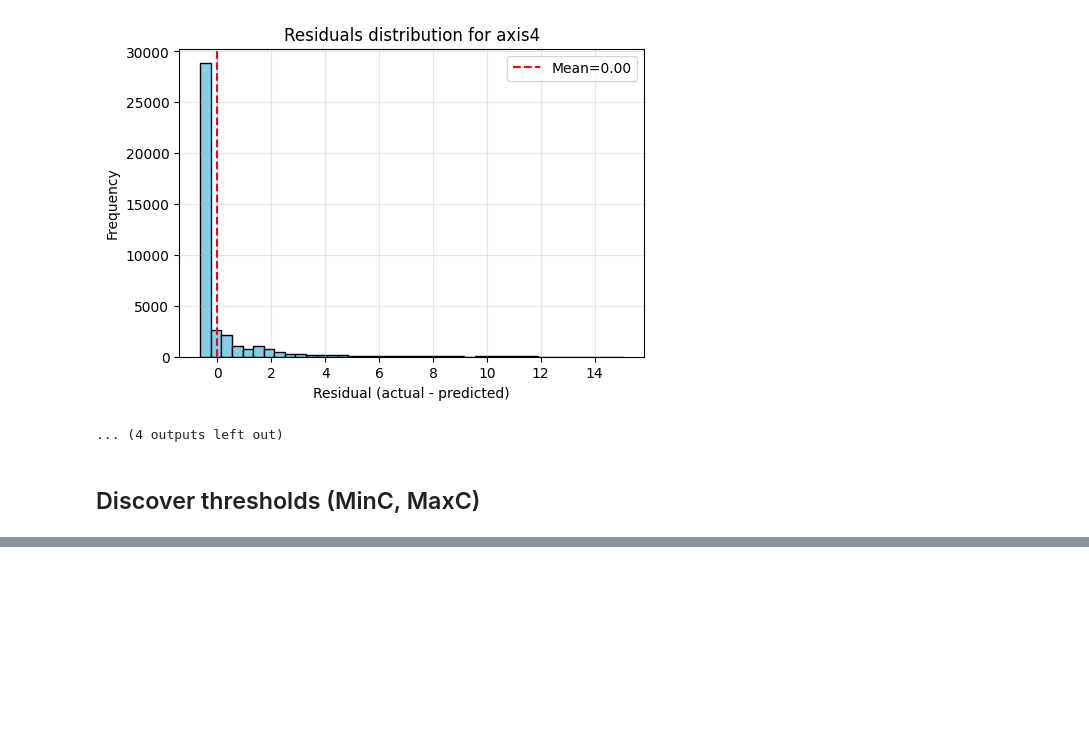
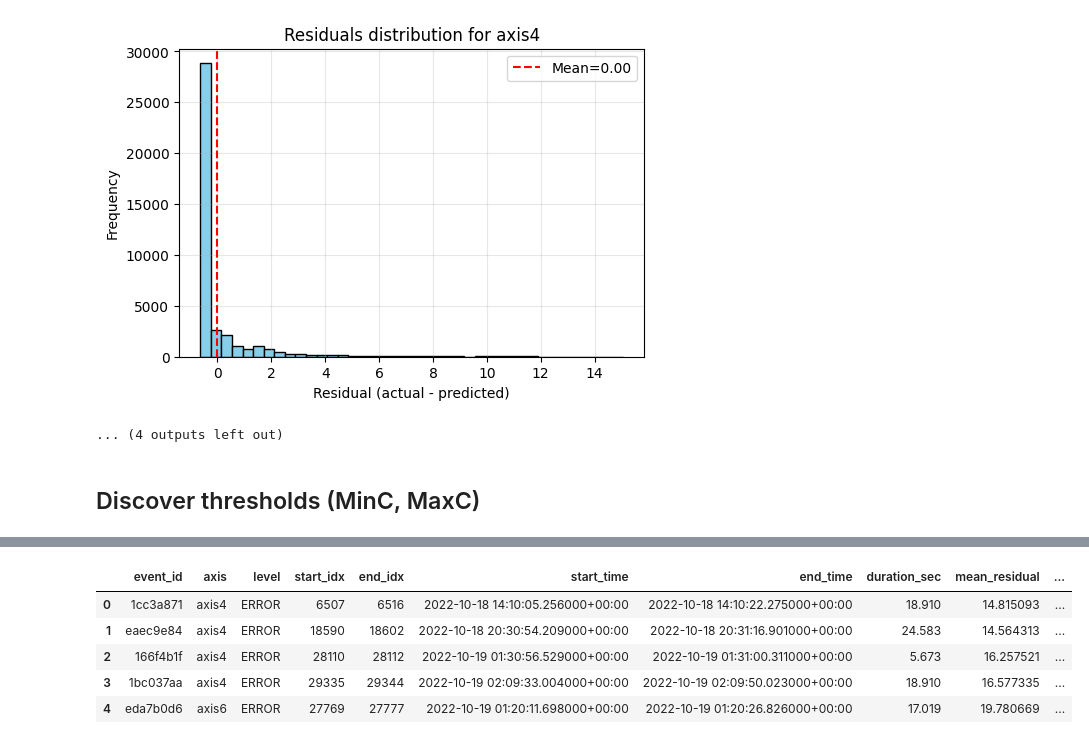
Before and after one commit to AiswaryaSukumar/CSCN8010_Assignment1, a Jupyter notebook: Streaming_Regression.ipynb, the cells around one changed output, grey strips where cells are left out. Cells and saved outputs as stored; diff of their text form; code cells hidden in the pictures; blank space fills up the shorter version.

```diff
--- a/Streaming_Regression.ipynb
+++ b/Streaming_Regression.ipynb
@@ -289,0 +329,84 @@ thr_table_std.to_csv(DATA_DIR / "thresholds_std.csv", index=False)
+# %%
+import math, uuid
+from dataclasses import dataclass
+
+# Use percentile thresholds
+MinC, MaxC = MinC_pct, MaxC_pct
+
+# Time window
+sample_interval_sec = float(np.nanmedian(df_train['time'].diff().dt.total_seconds()))
+T_seconds = 2
+rows_required = max(1, math.ceil(T_seconds / sample_interval_sec))
+print(f"T = {T_seconds}s | {sample_interval_sec:.2f}s per row | rows_required={rows_required}")
+
+@dataclass
+class Event:
+    event_id: str
+    axis: str
+    level: str   # ALERT / ERROR
+    start_idx: int
+    end_idx: int
+    start_time: pd.Timestamp
+    end_time: pd.Timestamp
+    duration_sec: float
+    mean_residual: float
+    peak_residual: float
+
+def detect_events_stream(df, axes, models, MinC, MaxC, rows_required):
+    events = []
+    residuals_test = {}
+    X_test = df[['time_numeric']].values
+
+    for axis in axes:
+        y = df[axis].values
+        yhat = models[axis].predict(X_test)
+        r = y - yhat
+        residuals_test[axis] = r
+
+        alert_count = error_count = 0
+        alert_start = error_start = None
+
+        for i, ri in enumerate(r):
+            # --- ERROR first
+            if ri >= MaxC[axis]:
+                if error_count == 0: error_start = i
+                error_count += 1; alert_count = 0; alert_start = None
+            elif ri >= MinC[axis]:
+                if alert_count == 0: alert_start = i
+                alert_count += 1; error_count = 0; error_start = None
+            else:
+                if error_count >= rows_required:
+                    seg = r[error_start:i]
+                    events.append(Event(str(uuid.uuid4())[:8], axis, "ERROR", error_start, i-1,
+                        df.loc[error_start,'time'], df.loc[i-1,'time'],
+                        error_count*sample_interval_sec, float(np.nanmean(seg)), float(np.nanmax(seg))))
+                if alert_count >= rows_required:
+                    seg = r[alert_start:i]
+                    events.append(Event(str(uuid.uuid4())[:8], axis, "ALERT", alert_start, i-1,
+                        df.loc[alert_start,'time'], df.loc[i-1,'time'],
+                        alert_count*sample_interval_sec, float(np.nanmean(seg)), float(np.nanmax(seg))))
+                alert_count = error_count = 0
+                alert_start = error_start = None
+
+        # finalize at stream end
+        i = len(r)
+        if error_count >= rows_required:
+            seg = r[error_start:i]
+            events.append(Event(str(uuid.uuid4())[:8], axis, "ERROR", error_start, i-1,
+                df.loc[error_start,'time'], df.loc[i-1,'time'],
+                error_count*sample_interval_sec, float(np.nanmean(seg)), float(np.nanmax(seg))))
+        if alert_count >= rows_required:
+            seg = r[alert_start:i]
+            events.append(Event(str(uuid.uuid4())[:8], axis, "ALERT", alert_start, i-1,
+                df.loc[alert_start,'time'], df.loc[i-1,'time'],
+                alert_count*sample_interval_sec, float(np.nanmean(seg)), float(np.nanmax(seg))))
+    return events, residuals_test
+
+events, residuals_test = detect_events_stream(df_test, AXES, models, MinC, MaxC, rows_required)
+
+
+events_df = pd.DataFrame([e.__dict__ for e in events])
+events_df.to_csv(DATA_DIR / "events_log.csv", index=False)
+print(f"✅ Saved {len(events_df)} events to Data/events_log.csv")
+events_df.head()
+# %% [output]
@@ -289,0 +415,6 @@ thr_table_std.to_csv(DATA_DIR / "thresholds_std.csv", index=False)
+|  | event_id | axis | level | start_idx | end_idx | start_time | end_time | duration_sec | mean_residual | ... |
+| 0 | 1cc3a871 | axis4 | ERROR | 6507 | 6516 | 2022-10-18 14:10:05.256000+00:00 | 2022-10-18 14:10:22.275000+00:00 | 18.910 | 14.815093 | ... |
+| 1 | eaec9e84 | axis4 | ERROR | 18590 | 18602 | 2022-10-18 20:30:54.209000+00:00 | 2022-10-18 20:31:16.901000+00:00 | 24.583 | 14.564313 | ... |
+| 2 | 166f4b1f | axis4 | ERROR | 28110 | 28112 | 2022-10-19 01:30:56.529000+00:00 | 2022-10-19 01:31:00.311000+00:00 | 5.673 | 16.257521 | ... |
+| 3 | 1bc037aa | axis4 | ERROR | 29335 | 29344 | 2022-10-19 02:09:33.004000+00:00 | 2022-10-19 02:09:50.023000+00:00 | 18.910 | 16.577335 | ... |
+| 4 | eda7b0d6 | axis6 | ERROR | 27769 | 27777 | 2022-10-19 01:20:11.698000+00:00 | 2022-10-19 01:20:26.826000+00:00 | 17.019 | 19.780669 | ... |
```
Also changed, not shown: parts of 8 cells of this notebook, 1 other file.
